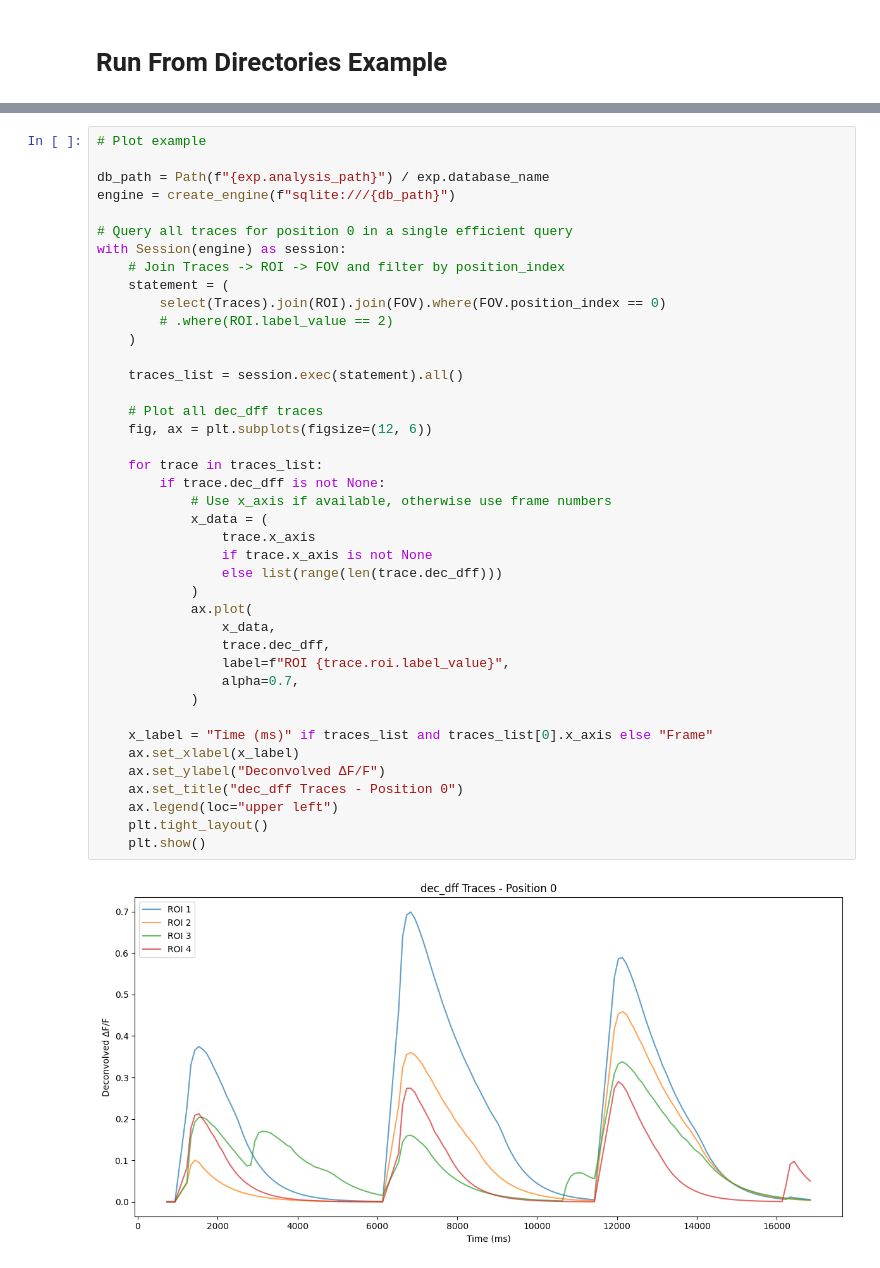
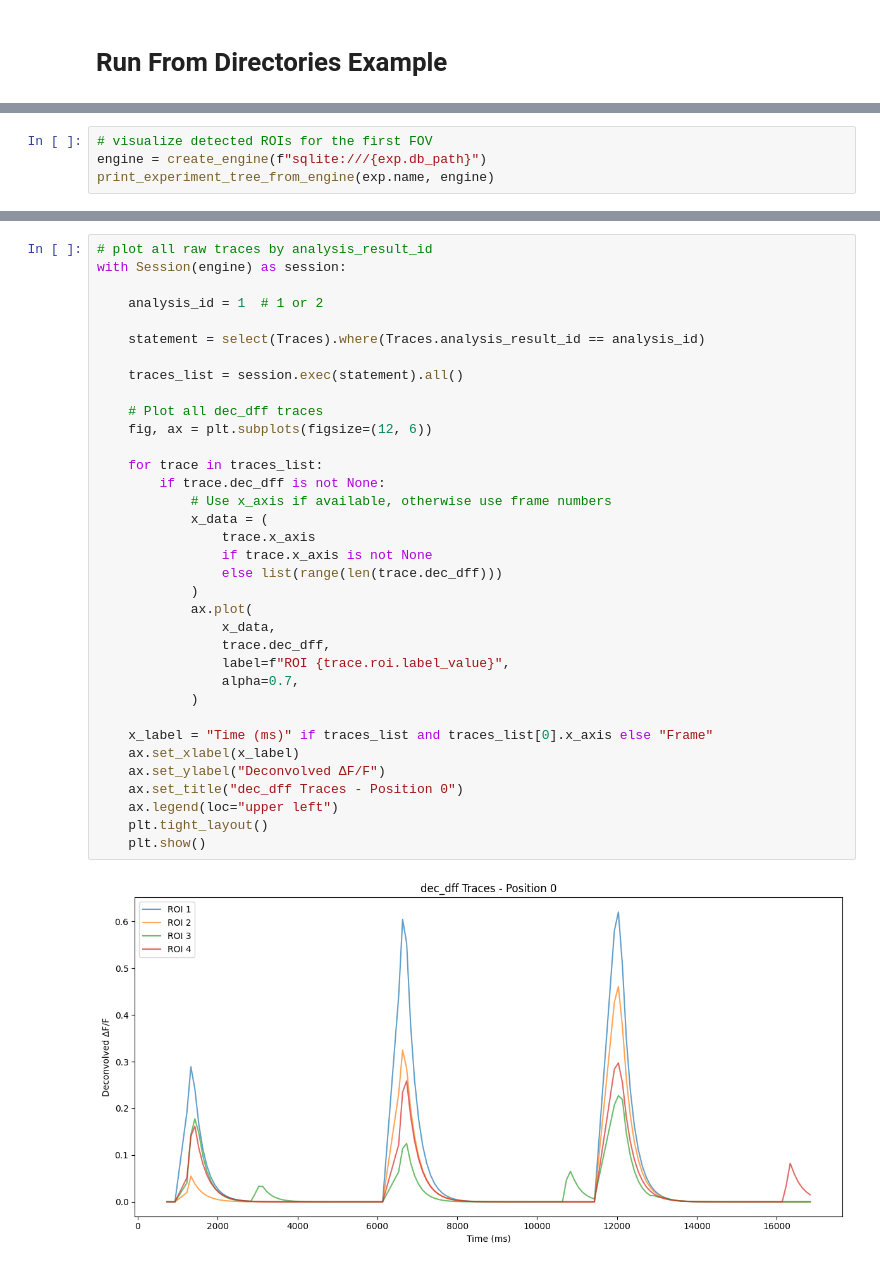
Before and after one commit to fdrgsp/cali, a Jupyter notebook: src/cali/sqlmodel/examples/examples_run_analysis_from_directories.ipynb, the cells around one changed output, grey strips where cells are left out. Saved outputs shown, nothing was run; the diff lists cells and outputs as text.

Commit message:
update examples + test

```diff
--- a/src/cali/sqlmodel/examples/examples_run_analysis_from_directories.ipynb
+++ b/src/cali/sqlmodel/examples/examples_run_analysis_from_directories.ipynb
@@ -223,0 +62,4 @@ print_experiment_tree(exp, max_level="fov")
+# %%
+# visualize detected ROIs for the first FOV
+engine = create_engine(f"sqlite:///{exp.db_path}")
+print_experiment_tree_from_engine(exp.name, engine)
@@ -224,43 +146,37 @@ print_experiment_tree(exp, max_level="fov")
 # %%
-# Plot example
+# plot all raw traces by analysis_result_id
+with Session(engine) as session:
 
-db_path = Path(f"{exp.analysis_path}") / exp.database_name
-engine = create_engine(f"sqlite:///{db_path}")
+    analysis_id = 1  # 1 or 2
 
-# Query all traces for position 0 in a single efficient query
-with Session(engine) as session:
-    # Join Traces -> ROI -> FOV and filter by position_index
-    statement = (
-        select(Traces).join(ROI).join(FOV).where(FOV.position_index == 0)
-        # .where(ROI.label_value == 2)
-    )
+    statement = select(Traces).where(Traces.analysis_result_id == analysis_id)
 
     traces_list = session.exec(statement).all()
 
     # Plot all dec_dff traces
     fig, ax = plt.subplots(figsize=(12, 6))
 
     for trace in traces_list:
         if trace.dec_dff is not None:
             # Use x_axis if available, otherwise use frame numbers
             x_data = (
                 trace.x_axis
                 if trace.x_axis is not None
                 else list(range(len(trace.dec_dff)))
             )
             ax.plot(
                 x_data,
                 trace.dec_dff,
                 label=f"ROI {trace.roi.label_value}",
                 alpha=0.7,
             )
 
     x_label = "Time (ms)" if traces_list and traces_list[0].x_axis else "Frame"
     ax.set_xlabel(x_label)
     ax.set_ylabel("Deconvolved ΔF/F")
     ax.set_title("dec_dff Traces - Position 0")
     ax.legend(loc="upper left")
     plt.tight_layout()
     plt.show()
 # %% [output]
-[figure, old version]
+[figure, new version]
```
Also changed, not shown: parts of 23 cells of this notebook, 13 other files.
